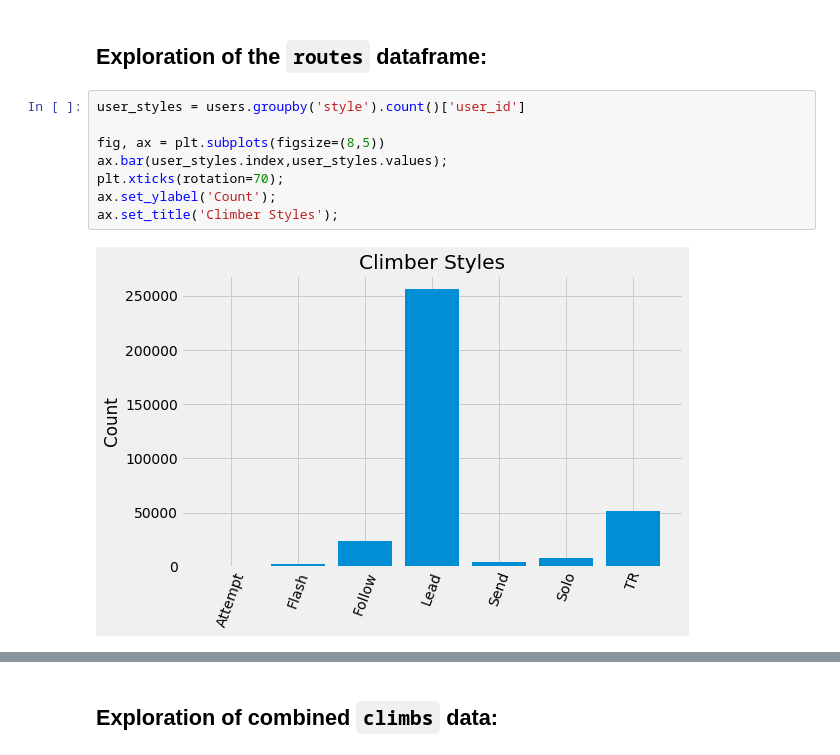
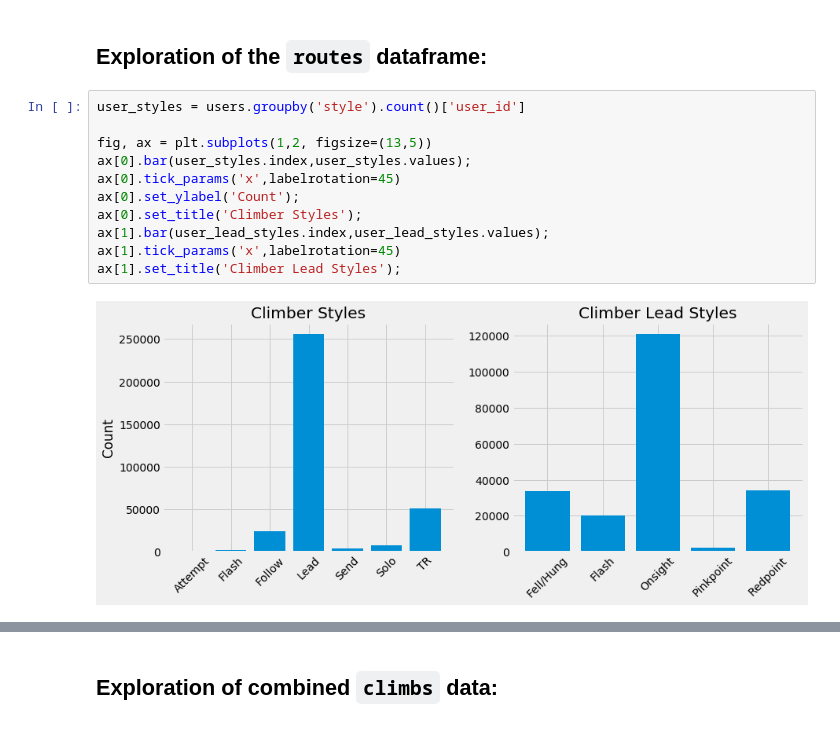
Before and after one commit to redwin21/trad-vs-sport, a Jupyter notebook: analysis/eda.ipynb, the cells around one changed output, grey strips where cells are left out. Cells and saved outputs as stored; diff of their text form.

```diff
--- a/analysis/eda.ipynb
+++ b/analysis/eda.ipynb
@@ -92,10 +87,13 @@ ax.legend(loc='upper left', framealpha=1);
 # %%
 user_styles = users.groupby('style').count()['user_id']
 
-fig, ax = plt.subplots(figsize=(8,5))
-ax.bar(user_styles.index,user_styles.values);
-plt.xticks(rotation=70);
-ax.set_ylabel('Count');
-ax.set_title('Climber Styles');
+fig, ax = plt.subplots(1,2, figsize=(13,5))
+ax[0].bar(user_styles.index,user_styles.values);
+ax[0].tick_params('x',labelrotation=45)
+ax[0].set_ylabel('Count');
+ax[0].set_title('Climber Styles');
+ax[1].bar(user_lead_styles.index,user_lead_styles.values);
+ax[1].tick_params('x',labelrotation=45)
+ax[1].set_title('Climber Lead Styles');
 # %% [output]
-[figure, old version]
+[figure, new version]
```
Also changed, not shown: parts of 8 cells of this notebook.
